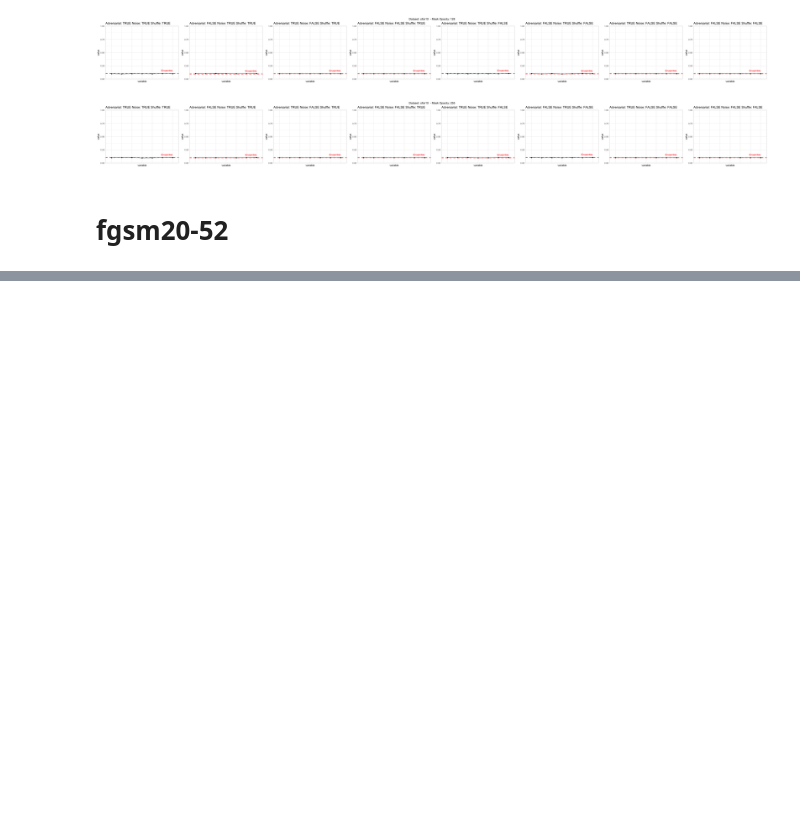
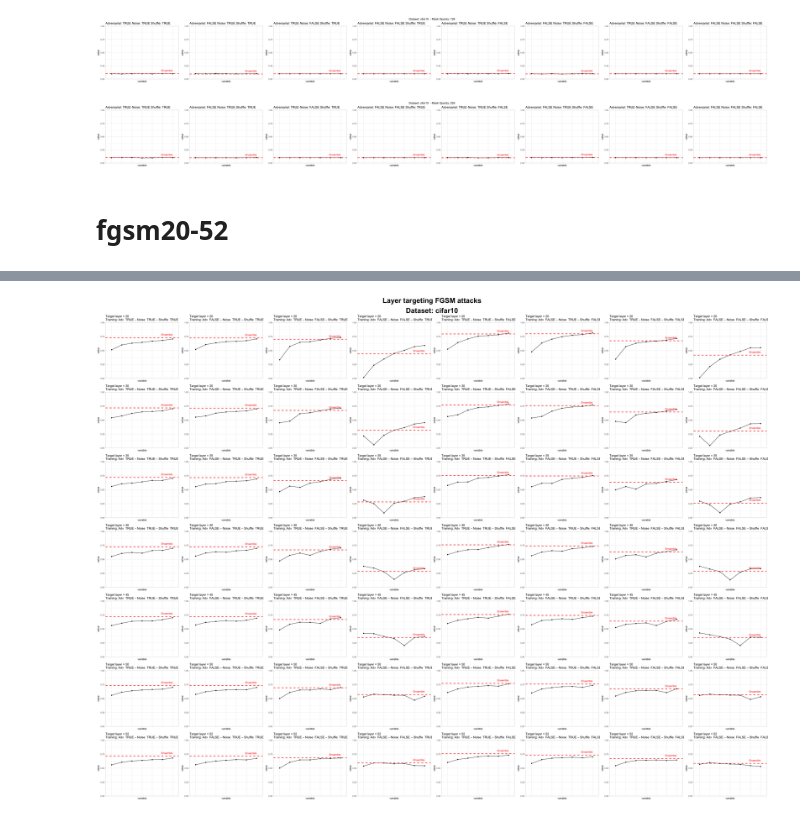
Before and after one commit to ETH-DISCO/self-ensembling, a Jupyter notebook: 4-self-ensemble/plot.ipynb, the cells around one changed output, grey strips where cells are left out. Saved outputs shown, nothing was run; the diff lists cells and outputs as text; code cells hidden in the pictures; blank space fills up the shorter version.

```diff
--- a/4-self-ensemble/plot.ipynb
+++ b/4-self-ensemble/plot.ipynb
@@ -1,5 +1,5 @@
 # %%
-deps <- c("ISLR", "ndjson", "ggplot2", "dplyr", "caret", "tidyr", "gridExtra", "data.table", "repr", "reshape2")
+deps <- c("ISLR", "ndjson", "ggplot2", "dplyr", "caret", "tidyr", "gridExtra", "data.table", "repr", "reshape2", "grid")
 for (p in deps) {
     if (!requireNamespace(p, quietly = TRUE)) {
         install.packages(p, repos = "https://cran.rstudio.com")
@@ -287,0 +280,55 @@ for (layer in layers) {
+# %%
+options(repr.plot.width=40, repr.plot.height=30)
+all_plots <- list()
+plot_counter <- 1
+
+for (layer in layers) {
+    acc_cols <- paste0("fgsm_", layer, "_layer_accs.", layers)
+    ensemble_acc_col <- paste0("fgsm_", layer, "_ensemble_acc")
+
+    for (ds in unique(df$dataset)) {
+        df_ds <- df[df$dataset == ds,]
+
+        combs <- expand.grid(
+            training_adversarial = c(TRUE, FALSE),
+            training_noise = c(TRUE, FALSE),
+            training_shuffle = c(TRUE, FALSE)
+        )
+
+        for (i in 1:nrow(combs)) {
+            filtered_df <- df_ds[df_ds$training_adversarial == combs$training_adversarial[i] &
+                        df_ds$training_noise == combs$training_noise[i] &
+                        df_ds$training_shuffle == combs$training_shuffle[i], ]
+
+            melted_df <- melt(filtered_df, measure.vars = acc_cols)
+
+            p <- ggplot(data = melted_df, aes(x = variable, y = value, group = 1)) +
+                geom_line() +
+                geom_point() +
+                ggtitle(paste(
+                    "Target layer =", layer,
+                    "\nTraining: Adv ", combs$training_adversarial[i],
+                    "– Noise ", combs$training_noise[i],
+                    "– Shuffle ", combs$training_shuffle[i]
+                )) +
+                theme_light() +
+                theme(axis.text.x = element_blank(), axis.ticks.x = element_blank()) +
+                geom_hline(yintercept = filtered_df[[ensemble_acc_col]][1], color = "red", linetype = "dashed", size = 1) +
+                annotate("text", x = length(acc_cols), y = filtered_df[[ensemble_acc_col]][1], label = "Ensemble", color = "red", vjust = -1.2, hjust = 1) +
+                scale_y_continuous(expand = c(0, 0), limits = c(0, 1))
+
+            all_plots[[plot_counter]] <- p
+            plot_counter <- plot_counter + 1
+        }
+    }
+}
+
+ds_name <- unique(df$dataset)
+grid.arrange(
+    grobs = all_plots,
+    ncol = 8,
+    nrow = 7,
+    top = textGrob(paste("Layer targeting FGSM attacks\nDataset:", ds_name), gp = gpar(fontsize = 30, fontface = "bold"))
+)
+# %% [output]
+[figure, added]
```
Also changed, not shown: parts of 1 cell of this notebook.
